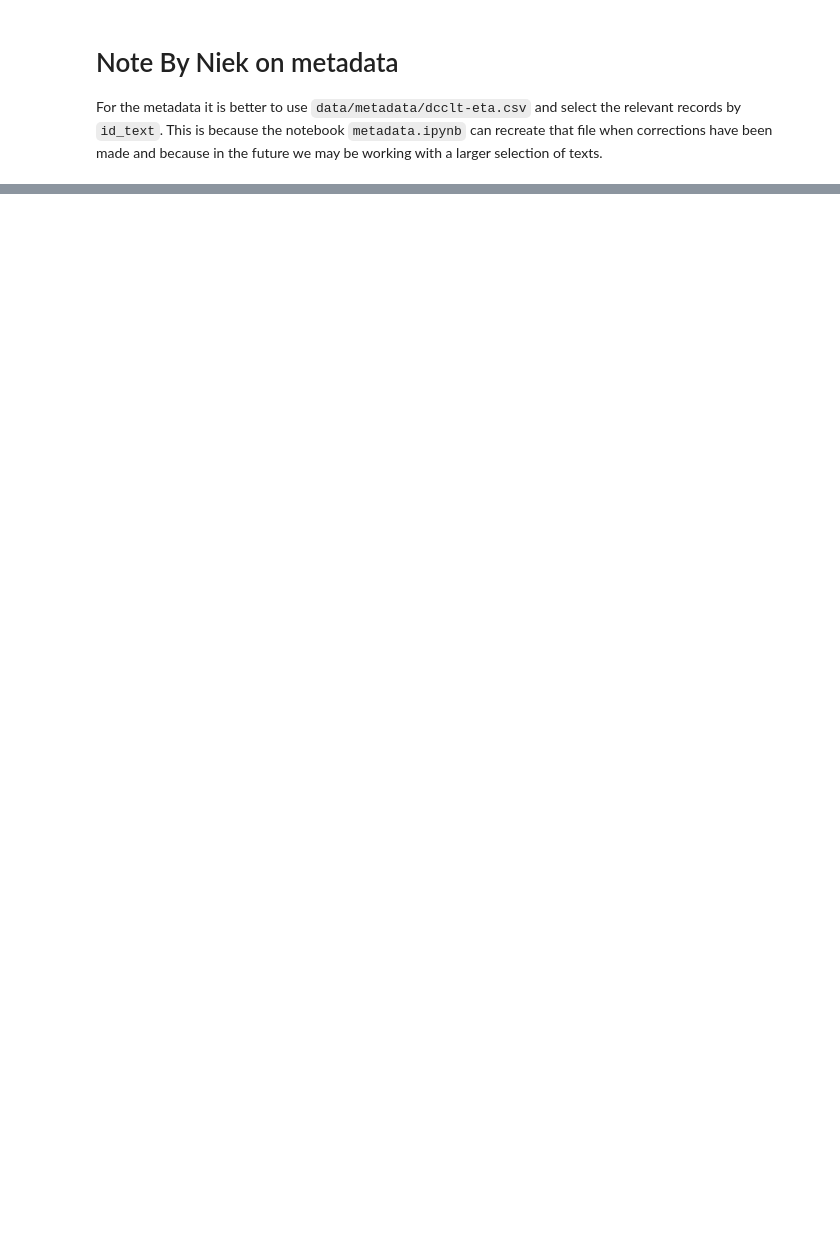
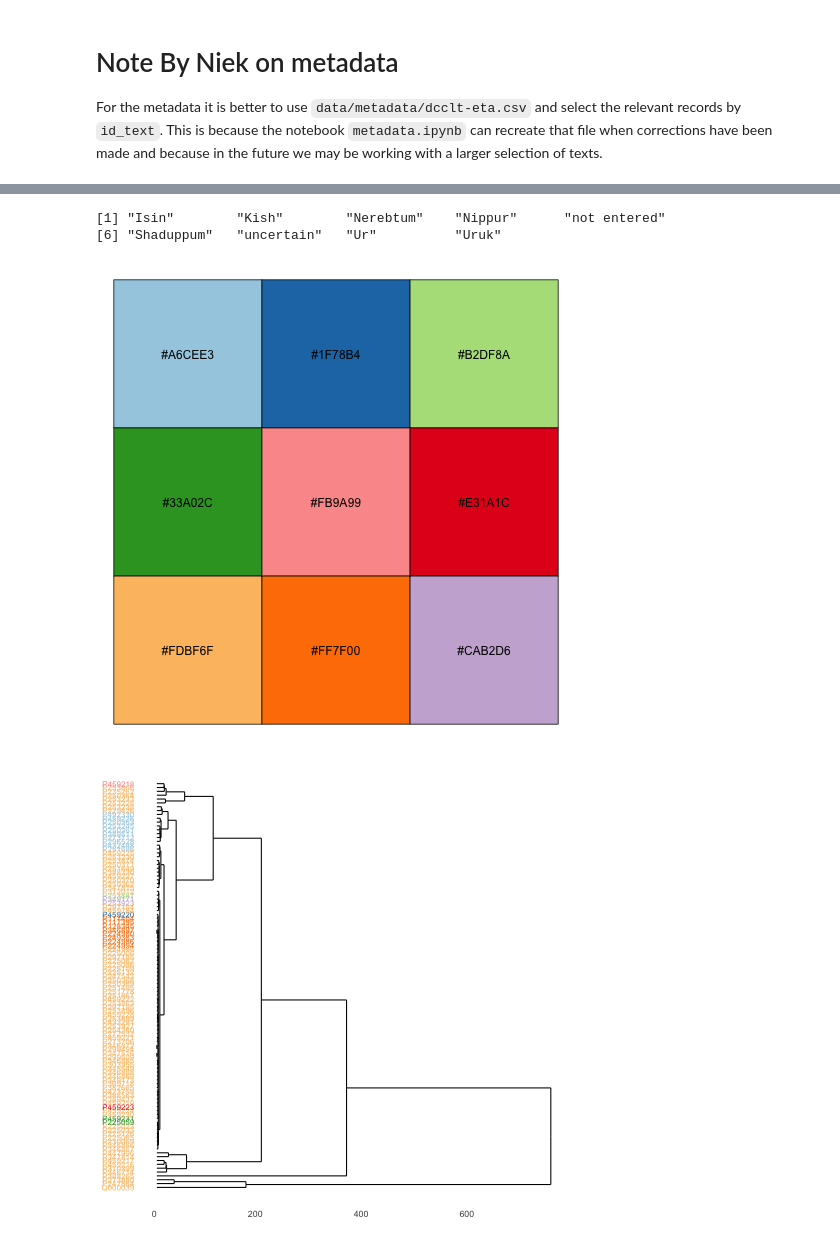
Before and after one commit to ErinBecker/digital-humanities-phylogenetics, a Jupyter notebook: scripts/Exploration_OB_wood-with_NA_Niek.ipynb, the cells around one changed output, grey strips where cells are left out. Drawn from its saved outputs; the diff is of its cells as text; code cells hidden in the pictures; blank space fills up the shorter version.

```diff
--- a/scripts/Exploration_OB_wood-with_NA_Niek.ipynb
+++ b/scripts/Exploration_OB_wood-with_NA_Niek.ipynb
@@ -473,15 +477,18 @@ table(dtm_df$provenience)
 # %%
 %%R
 
 # Add colors to dendrogram by provenance
 library(scales)
 numColors = length(levels(factor(dtm_df$provenience)))
 numColors
 myPalette = brewer_pal(palette = "Paired")(numColors)
 names(myPalette) = levels(dtm_df$provenience)
 print(names(myPalette))
 show_col(myPalette)
-pdf("test.pdf", width=6, height=48)
 ggdendrogram(clusters, rotate = TRUE) +
 theme(axis.text.y = element_text(size = 8, color = myPalette[dtm_df$provenience]))
-dev.off()
+# %% [output]
+[1] "Isin"        "Kish"        "Nerebtum"    "Nippur"      "not entered"
+[6] "Shaduppum"   "uncertain"   "Ur"          "Uruk"
+[figure, added]
+[figure, added]
```
Also changed, not shown: parts of 6 cells of this notebook, 1 other file.
